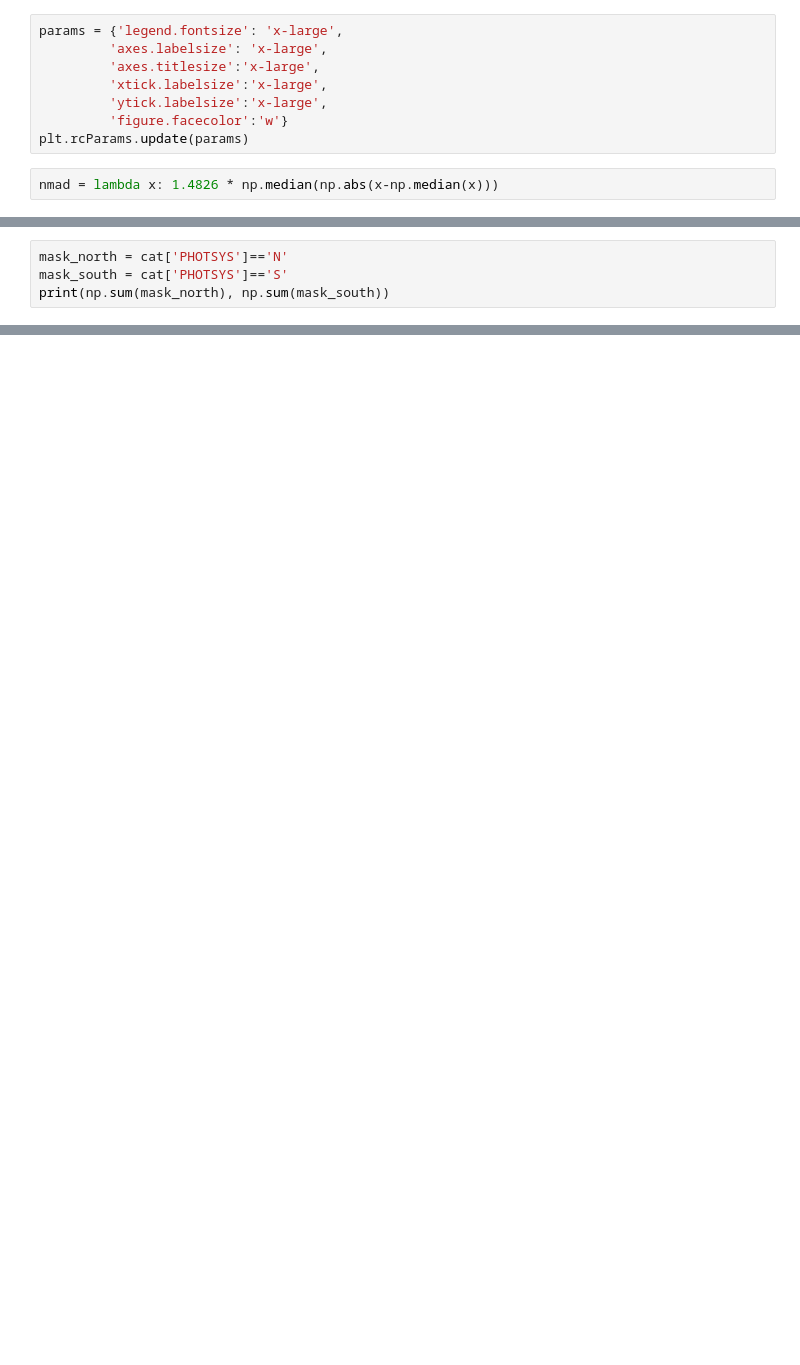
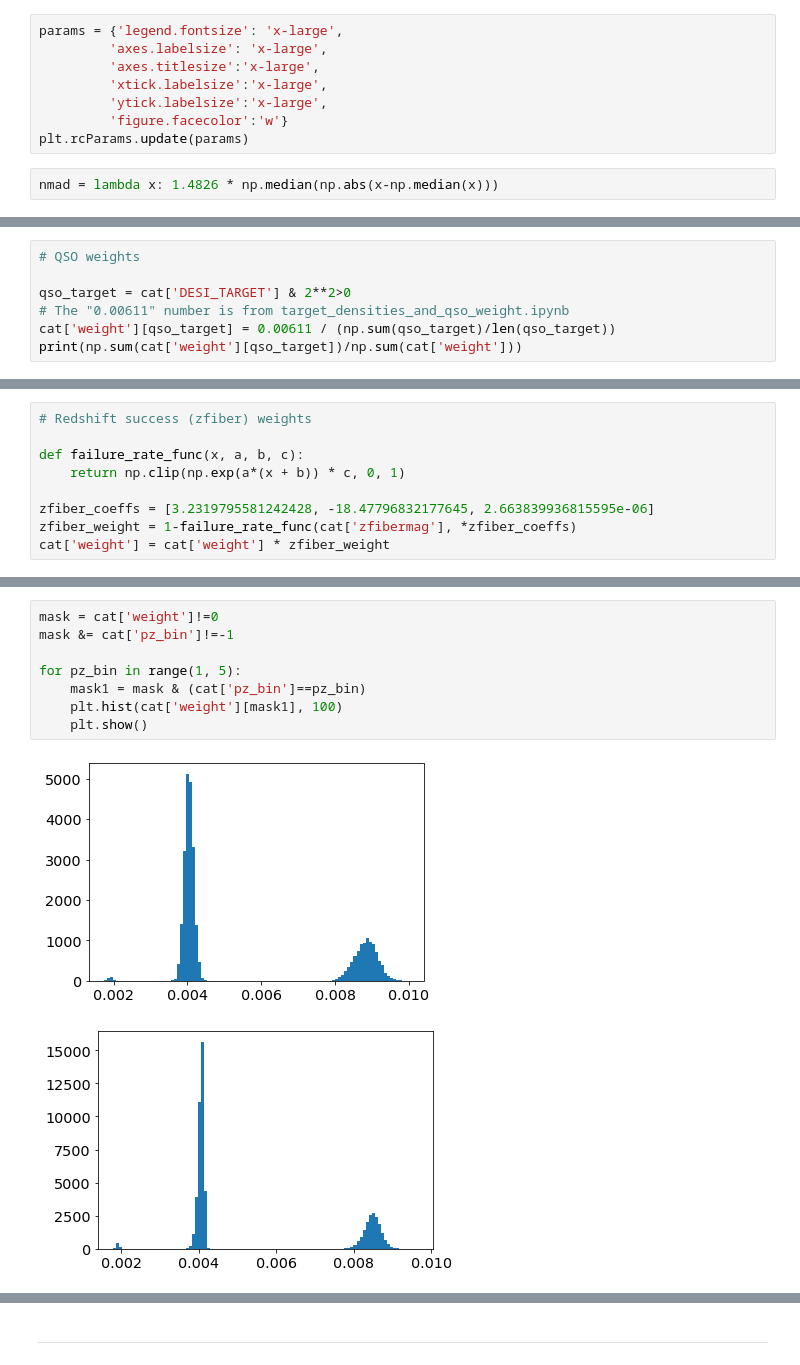
Before and after one commit to rongpu/desi-targets, a Jupyter notebook: lrg_xcorr/main_lrg_redshift_bins-redshift_distributions.ipynb, the cells around one changed output, grey strips where cells are left out. Saved outputs shown, nothing was run; the diff lists cells and outputs as text; blank space fills up the shorter version.

```diff
--- a/lrg_xcorr/main_lrg_redshift_bins-redshift_distributions.ipynb
+++ b/lrg_xcorr/main_lrg_redshift_bins-redshift_distributions.ipynb
@@ -211,4 +202,0 @@ MASKBITS 255973 21181 0.9235767840262092
-# %%
-mask_north = cat['PHOTSYS']=='N'
-mask_south = cat['PHOTSYS']=='S'
-print(np.sum(mask_north), np.sum(mask_south))
@@ -236,0 +203,7 @@ print(area)
+# %%
+# QSO weights
+
+qso_target = cat['DESI_TARGET'] & 2**2>0
+# The "0.00611" number is from target_densities_and_qso_weight.ipynb
+cat['weight'][qso_target] = 0.00611 / (np.sum(qso_target)/len(qso_target))
+print(np.sum(cat['weight'][qso_target])/np.sum(cat['weight']))
@@ -236,0 +212,9 @@ print(area)
+# %%
+# Redshift success (zfiber) weights
+
+def failure_rate_func(x, a, b, c):
+    return np.clip(np.exp(a*(x + b)) * c, 0, 1)
+
+zfiber_coeffs = [3.2319795581242428, -18.47796832177645, 2.663839936815595e-06]
+zfiber_weight = 1-failure_rate_func(cat['zfibermag'], *zfiber_coeffs)
+cat['weight'] = cat['weight'] * zfiber_weight
@@ -236,0 +303,11 @@ print(area)
+# %%
+mask = cat['weight']!=0
+mask &= cat['pz_bin']!=-1
+
+for pz_bin in range(1, 5):
+    mask1 = mask & (cat['pz_bin']==pz_bin)
+    plt.hist(cat['weight'][mask1], 100)
+    plt.show()
+# %% [output]
+[figure, added]
+[figure, added]
@@ -237,3 +316,5 @@ print(area)
+# %% [markdown]
+--------
 # %%
 bins = np.arange(-0.1, 1.45, 0.05)
 bin_centers = (bins[1:]+bins[:-1])/2
```
Also changed, not shown: parts of 27 cells of this notebook, 17 other files.
